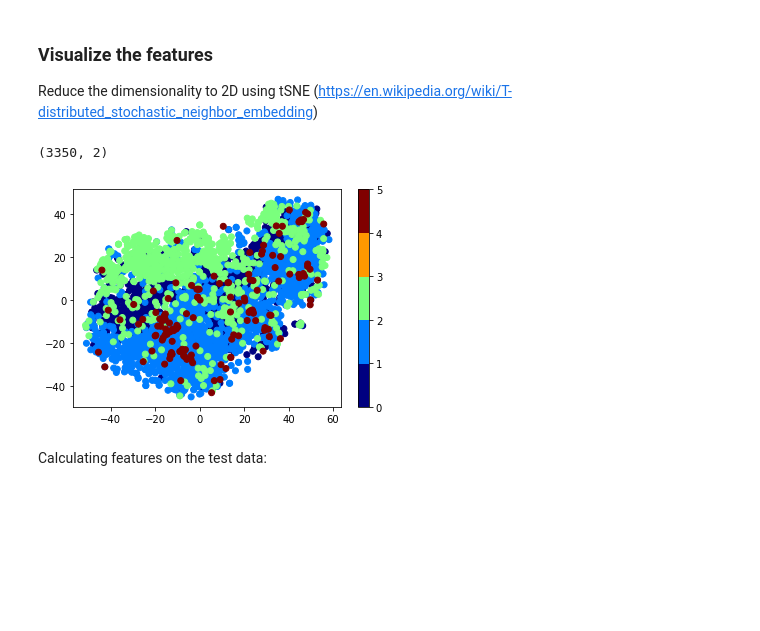
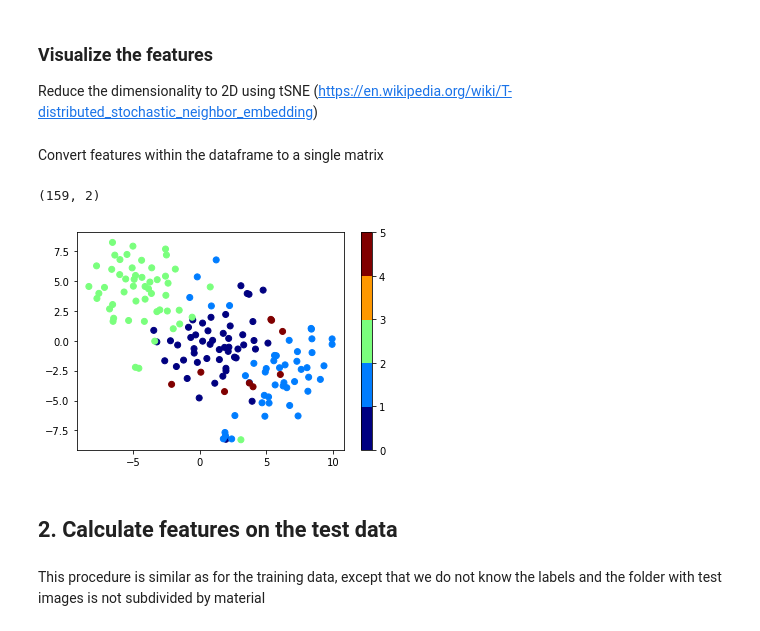
Before and after one commit to jo-ruether/ipeo_carribean, a Jupyter notebook: src/Extracting_features.ipynb, the cells around one changed output. Saved outputs shown, nothing was run; the diff lists cells and outputs as text; code cells hidden in the pictures; blank space fills up the shorter version.

Commit message:
Put features in dataframes, reorganize feature etraction

```diff
--- a/src/Extracting_features.ipynb
+++ b/src/Extracting_features.ipynb
@@ -9,7 +14,8 @@ import os
 # %%
 regions = ['borde_rural', 'borde_soacha', 'mixco_1_and_ebenezer', 'mixco_3']
 # %%
-region = 'mixco_1_and_ebenezer'
-roof_dir = join('..', '..', 'data', region, 'roofs_train')
+region = 'mixco_3'
+train_dir = join('..', '..', 'data', region, 'roofs_train')
+test_dir = join('..', '..', 'data', region, 'roofs_test')
 materials = {'healthy_metal':0, 'irregular_metal':1, 'concrete_cement':2, 'incomplete':3, 'other':4}
 # %% [markdown]
@@ -93,0 +84,2 @@ for material in materials.keys():
+# %%
+features_train = calculate_features_train(train_dir)
@@ -141,10 +166,19 @@ def plot_tSNE(features, labels=None, number_of_materials=5):
     plt.figure()
     scat = plt.scatter(tsne_features[:, 0], tsne_features[:, 1], c=labels, cmap=cmap, norm=norm)
     cb = plt.colorbar(scat, spacing='proportional', ticks=bounds)
+# %% [markdown]
+Convert features within the dataframe to a single matrix
+# %%
+feat_matrix = features_train['features'].to_numpy()
+feat_matrix = np.column_stack(feat_matrix).transpose()
+
+labels = features_train['label'].to_numpy()
 # %%
-plot_tSNE(resnet50_feature_matrix, labels)
+plot_tSNE(feat_matrix, labels)
 # %% [output]
-(3350, 2)
+(159, 2)
-[figure, old version]
+[figure, new version]
 # %% [markdown]
-Calculating features on the test data:
+## 2. Calculate features on the test data
+# %% [markdown]
+This procedure is similar as for the training data, except that we do not know the labels and the folder with test images is not subdivided by material
```
Also changed, not shown: parts of 16 cells of this notebook, 1 other file.
